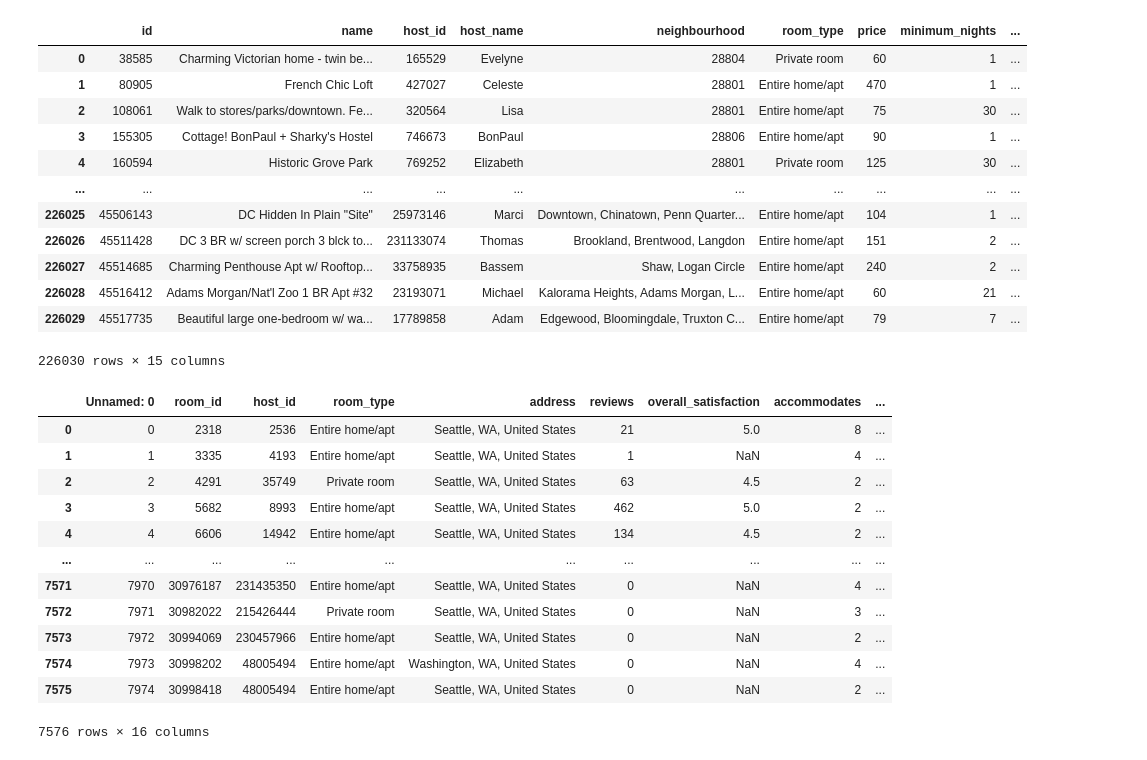
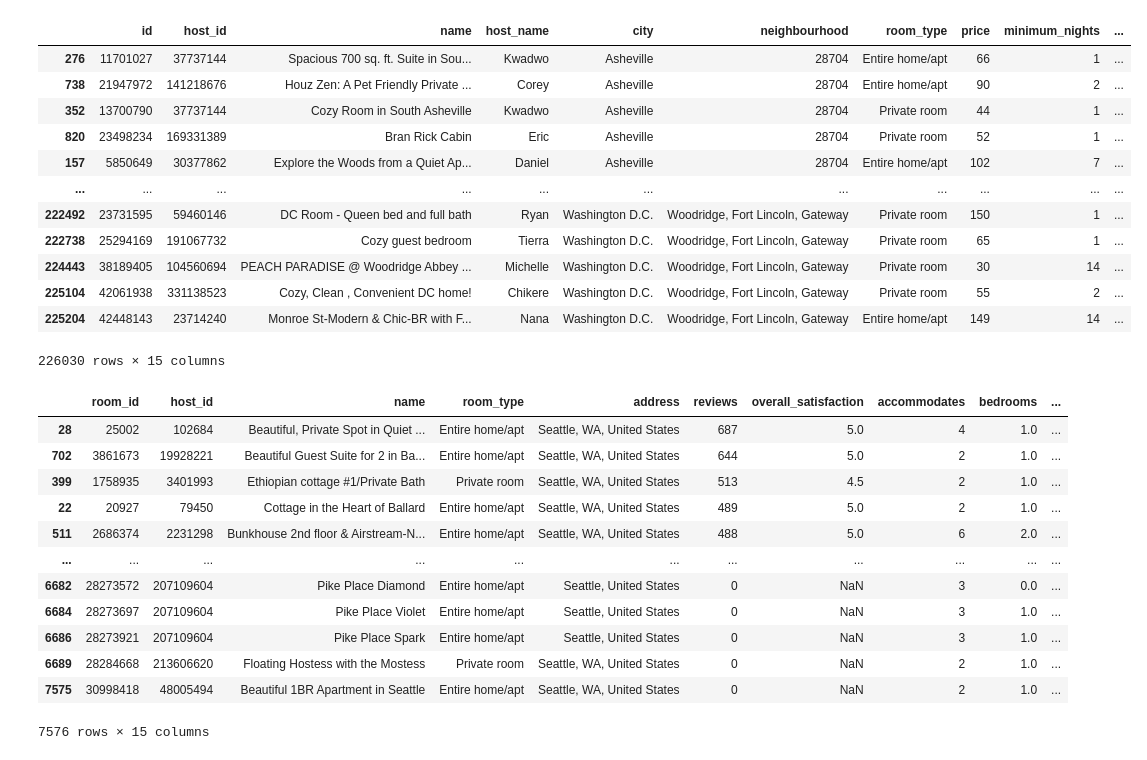
Before and after one commit to aruship1/320finalProject, a Jupyter notebook: firstFile.ipynb, the cells around one changed output. Drawn from its saved outputs; the diff is of its cells as text; code cells hidden in the pictures.

```diff
--- a/firstFile.ipynb
+++ b/firstFile.ipynb
@@ -35,25 +42,30 @@ nyDataFrame
 # %%
 
 # USA DATA
 usaDataFrame = pd.read_csv('AB_US_2020.csv')
 del usaDataFrame['neighbourhood_group']
 usaDataFrame['coordinates'] = usaDataFrame['latitude'].astype(str) + ', ' + usaDataFrame['longitude'].astype(str)
 del usaDataFrame['latitude']
 del usaDataFrame['longitude']
-usaDataFrame
+
+# Make city column one of the first few columns
+usaDataFrame = usaDataFrame[["id","host_id","name","host_name","city","neighbourhood","room_type","price","minimum_nights","number_of_reviews",
+                             "last_review","reviews_per_month","calculated_host_listings_count","availability_365","coordinates"]]
+# Group by city and neighborhood and sort by the most number of reviews
+usaDataFrame.sort_values(["city","neighbourhood","number_of_reviews"],ascending = [True,True,False])
 # %% [output]
-|  | id | name | host_id | host_name | neighbourhood | room_type | price | minimum_nights | ... |
-| 0 | 38585 | Charming Victorian home - twin be... | 165529 | Evelyne | 28804 | Private room | 60 | 1 | ... |
-| 1 | 80905 | French Chic Loft | 427027 | Celeste | 28801 | Entire home/apt | 470 | 1 | ... |
-| 2 | 108061 | Walk to stores/parks/downtown. Fe... | 320564 | Lisa | 28801 | Entire home/apt | 75 | 30 | ... |
-| 3 | 155305 | Cottage! BonPaul + Sharky's Hostel | 746673 | BonPaul | 28806 | Entire home/apt | 90 | 1 | ... |
-| 4 | 160594 | Historic Grove Park | 769252 | Elizabeth | 28801 | Private room | 125 | 30 | ... |
-| ... | ... | ... | ... | ... | ... | ... | ... | ... | ... |
-| 226025 | 45506143 | DC Hidden In Plain "Site" | 25973146 | Marci | Downtown, Chinatown, Penn Quarter... | Entire home/apt | 104 | 1 | ... |
-| 226026 | 45511428 | DC 3 BR w/ screen porch 3 blck to... | 231133074 | Thomas | Brookland, Brentwood, Langdon | Entire home/apt | 151 | 2 | ... |
-| 226027 | 45514685 | Charming Penthouse Apt w/ Rooftop... | 33758935 | Bassem | Shaw, Logan Circle | Entire home/apt | 240 | 2 | ... |
-| 226028 | 45516412 | Adams Morgan/Nat'l Zoo 1 BR Apt #32 | 23193071 | Michael | Kalorama Heights, Adams Morgan, L... | Entire home/apt | 60 | 21 | ... |
-| 226029 | 45517735 | Beautiful large one-bedroom w/ wa... | 17789858 | Adam | Edgewood, Bloomingdale, Truxton C... | Entire home/apt | 79 | 7 | ... |
+|  | id | host_id | name | host_name | city | neighbourhood | room_type | price | minimum_nights | ... |
+| 276 | 11701027 | 37737144 | Spacious 700 sq. ft. Suite in Sou... | Kwadwo | Asheville | 28704 | Entire home/apt | 66 | 1 | ... |
+| 738 | 21947972 | 141218676 | Houz Zen: A Pet Friendly Private ... | Corey | Asheville | 28704 | Entire home/apt | 90 | 2 | ... |
+| 352 | 13700790 | 37737144 | Cozy Room in South Asheville | Kwadwo | Asheville | 28704 | Private room | 44 | 1 | ... |
+| 820 | 23498234 | 169331389 | Bran Rick Cabin | Eric | Asheville | 28704 | Private room | 52 | 1 | ... |
+| 157 | 5850649 | 30377862 | Explore the Woods from a Quiet Ap... | Daniel | Asheville | 28704 | Entire home/apt | 102 | 7 | ... |
+| ... | ... | ... | ... | ... | ... | ... | ... | ... | ... | ... |
+| 222492 | 23731595 | 59460146 | DC Room - Queen bed and full bath | Ryan | Washington D.C. | Woodridge, Fort Lincoln, Gateway | Private room | 150 | 1 | ... |
+| 222738 | 25294169 | 191067732 | Cozy guest bedroom | Tierra | Washington D.C. | Woodridge, Fort Lincoln, Gateway | Private room | 65 | 1 | ... |
+| 224443 | 38189405 | 104560694 | PEACH PARADISE @ Woodridge Abbey ... | Michelle | Washington D.C. | Woodridge, Fort Lincoln, Gateway | Private room | 30 | 14 | ... |
+| 225104 | 42061938 | 331138523 | Cozy, Clean , Convenient DC home! | Chikere | Washington D.C. | Woodridge, Fort Lincoln, Gateway | Private room | 55 | 2 | ... |
+| 225204 | 42448143 | 23714240 | Monroe St-Modern & Chic-BR with F... | Nana | Washington D.C. | Woodridge, Fort Lincoln, Gateway | Entire home/apt | 149 | 14 | ... |
 226030 rows × 15 columns
 # %%
 # SEATTLE DATA
@@ -62,18 +74,27 @@ del seattleDataFrame['rate_type']
 seattleDataFrame['coordinates'] = seattleDataFrame['latitude'].astype(str) + ', ' + seattleDataFrame['longitude'].astype(str)
 del seattleDataFrame['latitude']
 del seattleDataFrame['longitude']
-seattleDataFrame
+
+# Delete random column
+del seattleDataFrame['Unnamed: 0']
+
+# Move name column towards beginning
+seattleDataFrame = seattleDataFrame[["room_id","host_id","name","room_type","address","reviews",
+    "overall_satisfaction","accommodates","bedrooms","bathrooms","price","last_modified","location","currency","coordinates"]]
+
+# Group by address and sort by the most number of reviews
+seattleDataFrame.sort_values(["reviews"],ascending = [False])
 # %% [output]
-|  | Unnamed: 0 | room_id | host_id | room_type | address | reviews | overall_satisfaction | accommodates | ... |
-| 0 | 0 | 2318 | 2536 | Entire home/apt | Seattle, WA, United States | 21 | 5.0 | 8 | ... |
-| 1 | 1 | 3335 | 4193 | Entire home/apt | Seattle, WA, United States | 1 | NaN | 4 | ... |
-| 2 | 2 | 4291 | 35749 | Private room | Seattle, WA, United States | 63 | 4.5 | 2 | ... |
-| 3 | 3 | 5682 | 8993 | Entire home/apt | Seattle, WA, United States | 462 | 5.0 | 2 | ... |
-| 4 | 4 | 6606 | 14942 | Entire home/apt | Seattle, WA, United States | 134 | 4.5 | 2 | ... |
-| ... | ... | ... | ... | ... | ... | ... | ... | ... | ... |
-| 7571 | 7970 | 30976187 | 231435350 | Entire home/apt | Seattle, WA, United States | 0 | NaN | 4 | ... |
-| 7572 | 7971 | 30982022 | 215426444 | Private room | Seattle, WA, United States | 0 | NaN | 3 | ... |
-| 7573 | 7972 | 30994069 | 230457966 | Entire home/apt | Seattle, WA, United States | 0 | NaN | 2 | ... |
-| 7574 | 7973 | 30998202 | 48005494 | Entire home/apt | Washington, WA, United States | 0 | NaN | 4 | ... |
-| 7575 | 7974 | 30998418 | 48005494 | Entire home/apt | Seattle, WA, United States | 0 | NaN | 2 | ... |
+|  | room_id | host_id | name | room_type | address | reviews | overall_satisfaction | accommodates | bedrooms | ... |
+| 28 | 25002 | 102684 | Beautiful, Private Spot in Quiet ... | Entire home/apt | Seattle, WA, United States | 687 | 5.0 | 4 | 1.0 | ... |
+| 702 | 3861673 | 19928221 | Beautiful Guest Suite for 2 in Ba... | Entire home/apt | Seattle, WA, United States | 644 | 5.0 | 2 | 1.0 | ... |
+| 399 | 1758935 | 3401993 | Ethiopian cottage #1/Private Bath | Private room | Seattle, WA, United States | 513 | 4.5 | 2 | 1.0 | ... |
+| 22 | 20927 | 79450 | Cottage in the Heart of Ballard | Entire home/apt | Seattle, WA, United States | 489 | 5.0 | 2 | 1.0 | ... |
+| 511 | 2686374 | 2231298 | Bunkhouse 2nd floor & Airstream-N... | Entire home/apt | Seattle, WA, United States | 488 | 5.0 | 6 | 2.0 | ... |
+| ... | ... | ... | ... | ... | ... | ... | ... | ... | ... | ... |
+| 6682 | 28273572 | 207109604 | Pike Place Diamond | Entire home/apt | Seattle, United States | 0 | NaN | 3 | 0.0 | ... |
+| 6684 | 28273697 | 207109604 | Pike Place Violet | Entire home/apt | Seattle, United States | 0 | NaN | 3 | 1.0 | ... |
+| 6686 | 28273921 | 207109604 | Pike Place Spark | Entire home/apt | Seattle, United States | 0 | NaN | 3 | 1.0 | ... |
+| 6689 | 28284668 | 213606620 | Floating Hostess with the Mostess | Private room | Seattle, WA, United States | 0 | NaN | 2 | 1.0 | ... |
+| 7575 | 30998418 | 48005494 | Beautiful 1BR Apartment in Seattle | Entire home/apt | Seattle, WA, United States | 0 | NaN | 2 | 1.0 | ... |
-7576 rows × 16 columns
+7576 rows × 15 columns
```
Also changed, not shown: parts of 1 cell of this notebook.
